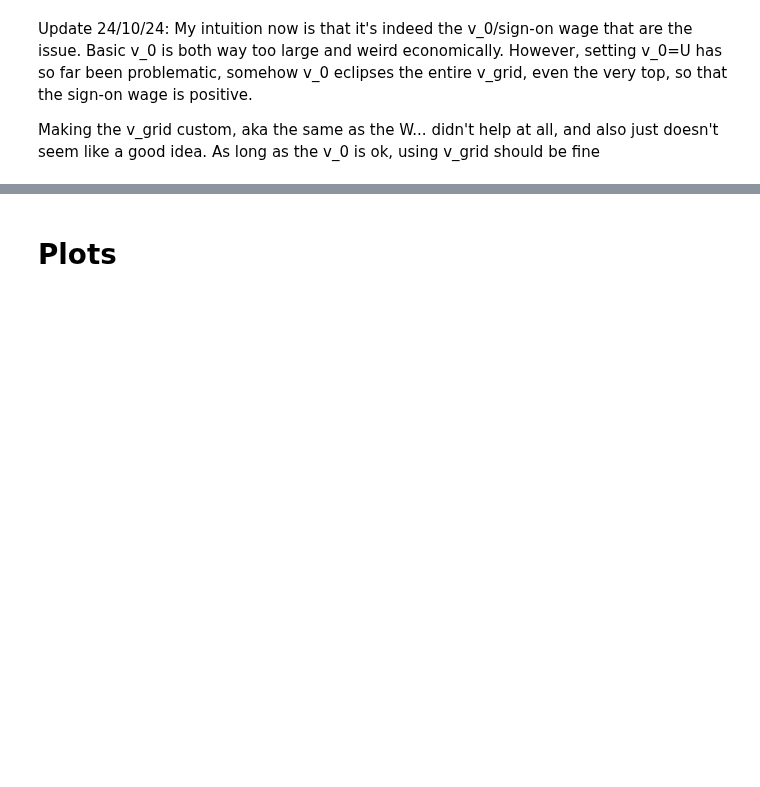
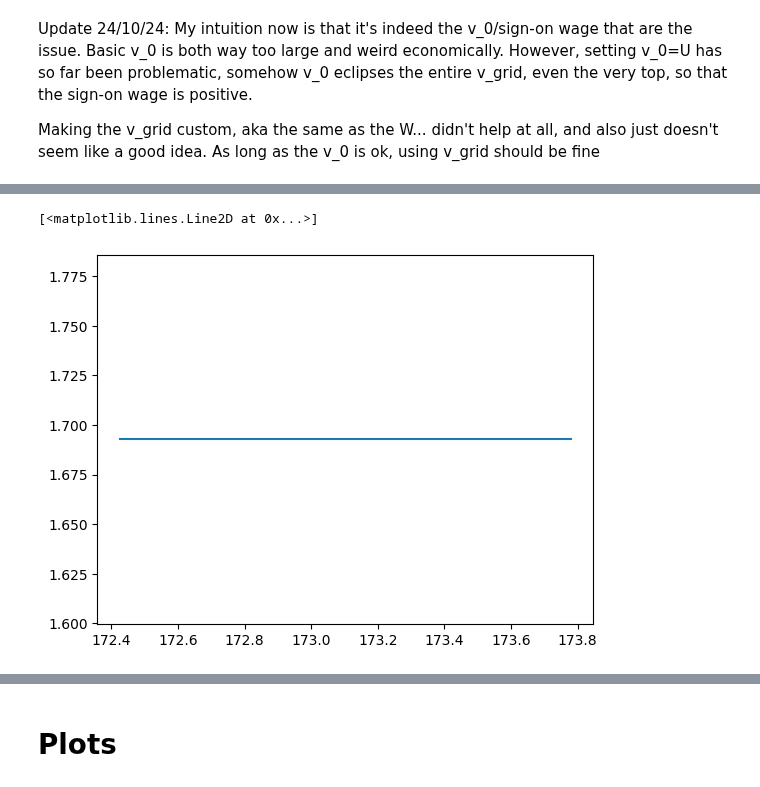
Before and after one commit to zalandru/Dynamic-Contracting-Multi-worker-Firm, a Jupyter notebook: Multiworker_wage_2steps/Initiating MWF.ipynb, the cells around one changed output, grey strips where cells are left out. Saved outputs shown, nothing was run; the diff lists cells and outputs as text; code cells hidden in the pictures; blank space fills up the shorter version.

```diff
--- a/Multiworker_wage_2steps/Initiating MWF.ipynb
+++ b/Multiworker_wage_2steps/Initiating MWF.ipynb
@@ -232,18 +231,21 @@ with open('my_objects.pkl', 'wb') as file:
 # %%
 prod = p.z_0-0
 j=0
-s=1
+s=0
 #plt.plot(mwc_W[p.z_0-1,0,1,:,1],mwc_J[p.z_0-1,0,1,:])
 #plt.plot(mwc.w_grid,mwc_n0[p.z_0,0,0,:])
 #plt.plot(mwc.w_grid,mwc_W[p.z_0,0,1,:,1])
 #plt.plot(mwc_W[p.z_0,0,1,:,1],mwc_n0[p.z_0,0,1,:])
 #plt.plot(mwc_W[p.z_0-1,1,1,:,1],mwc_n0[p.z_0-1,1,1,:])
 #plt.plot(mwc_Rho_W[p.z_0,0,0,:,5,1],mwc_Rho_n0[p.z_0,0,0,:,5])
-plt.plot(mwc_Rho_W[prod,j,s,:,0,1],mwc_Rho_n0[prod,j,s,:,0])
-plt.plot(mwc_Rho_s_W[prod,j,s,:,0,1],mwc_Rho_s_n0[prod,j,s,:,0])
+plt.plot(mwc_GE_W[prod,j,s,:,0,1],mwc_GE_n0[prod,j,s,:,0])
+#plt.plot(mwc_Rho_s_W[prod,j,s,:,0,1],mwc_Rho_s_n0[prod,j,s,:,0])
 
 
 #Something is very wrong here, for some reason, when the seniors are the "cheapest" (lowest w_grid), the firm doesn't hire???
 #Also the top part is still...kinda weird
 #Also no hiring at 1 junior, but hiring at 1 senior???
+# %% [output]
+[<matplotlib.lines.Line2D at 0x...>]
+[figure, added]
 # %%
```
Also changed, not shown: parts of 2 cells of this notebook, 2 other files.
